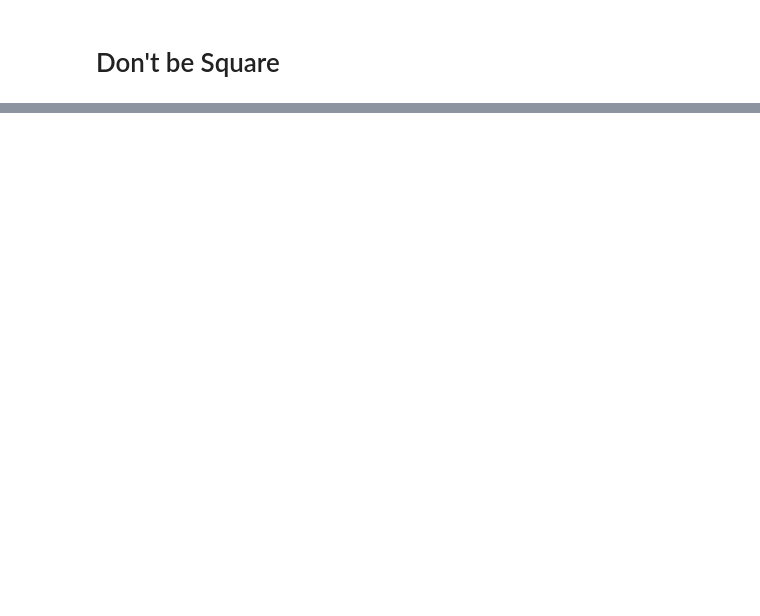
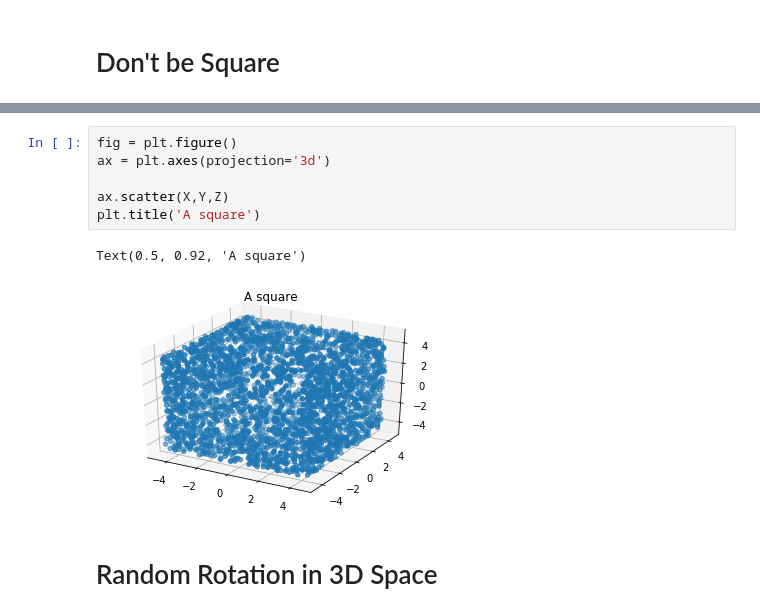
Before and after one commit to PAWhalley/Classification-of-Self-Assembled-Structures-using-Machine-Learning, a Jupyter notebook: Noisy Sampling.ipynb, the cells around one changed output, grey strips where cells are left out. Cells and saved outputs as stored; diff of their text form; blank space fills up the shorter version.

```diff
--- a/Noisy Sampling.ipynb
+++ b/Noisy Sampling.ipynb
@@ -104,0 +149,11 @@ Text(0.5, 0.92, 'A rare sighting of Rodney')
+# %%
+fig = plt.figure()
+ax = plt.axes(projection='3d')
+
+ax.scatter(X,Y,Z)
+plt.title('A square')
+# %% [output]
+Text(0.5, 0.92, 'A square')
+[figure, added]
+# %% [markdown]
+<h1> Random Rotation in 3D Space
```
Also changed, not shown: parts of 12 cells of this notebook.
